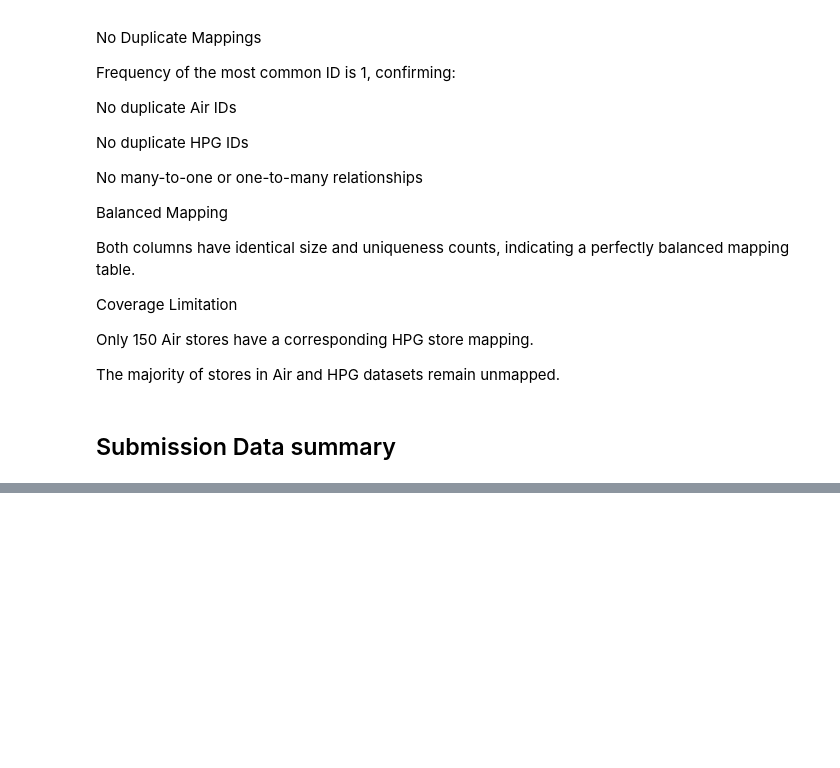
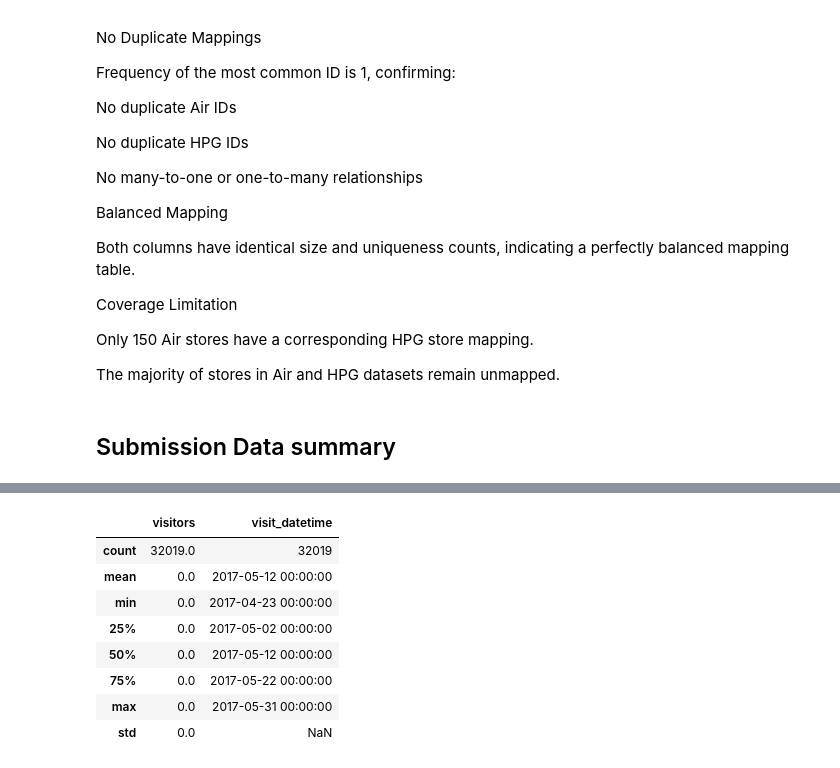
Before and after one commit to prasadPattuvamVeedu/Restaurent_visitor_forecating, a Jupyter notebook: resturent_visitor.ipynb, the cells around one changed output, grey strips where cells are left out. Saved outputs shown, nothing was run; the diff lists cells and outputs as text; code cells hidden in the pictures; blank space fills up the shorter version.

```diff
--- a/resturent_visitor.ipynb
+++ b/resturent_visitor.ipynb
@@ -738,0 +769,13 @@ The majority of stores in Air and HPG datasets remain unmapped.
+# %%
+sample_submission_df["visit_datetime"]=pd.to_datetime(sample_submission_df["visit_datetime"],format='%Y-%m-%d')
+sample_submission_df.describe()
+# %% [output]
+|  | visitors | visit_datetime |
+| count | 32019.0 | 32019 |
+| mean | 0.0 | 2017-05-12 00:00:00 |
+| min | 0.0 | 2017-04-23 00:00:00 |
+| 25% | 0.0 | 2017-05-02 00:00:00 |
+| 50% | 0.0 | 2017-05-12 00:00:00 |
+| 75% | 0.0 | 2017-05-22 00:00:00 |
+| max | 0.0 | 2017-05-31 00:00:00 |
+| std | 0.0 | NaN |
```
Also changed, not shown: parts of 35 cells of this notebook.
